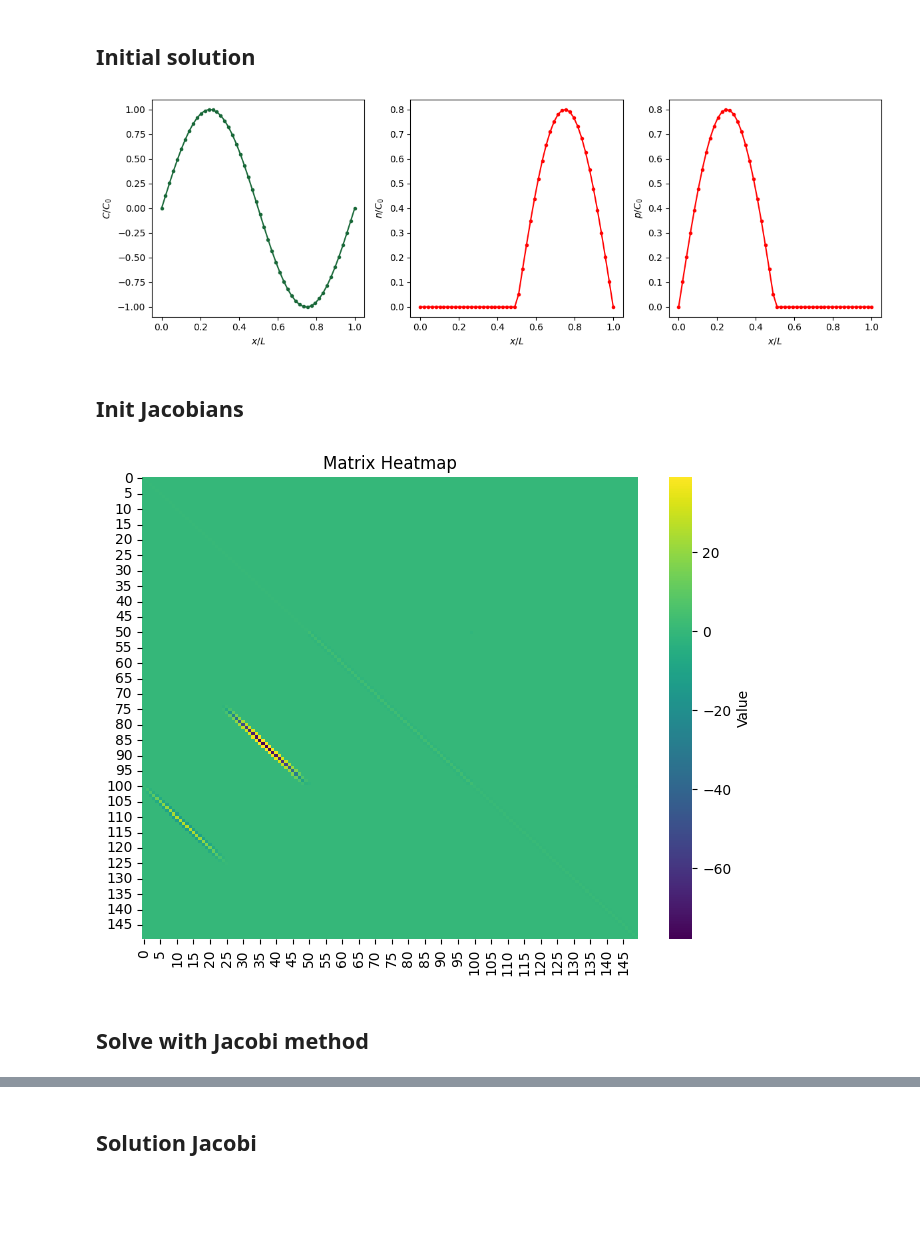
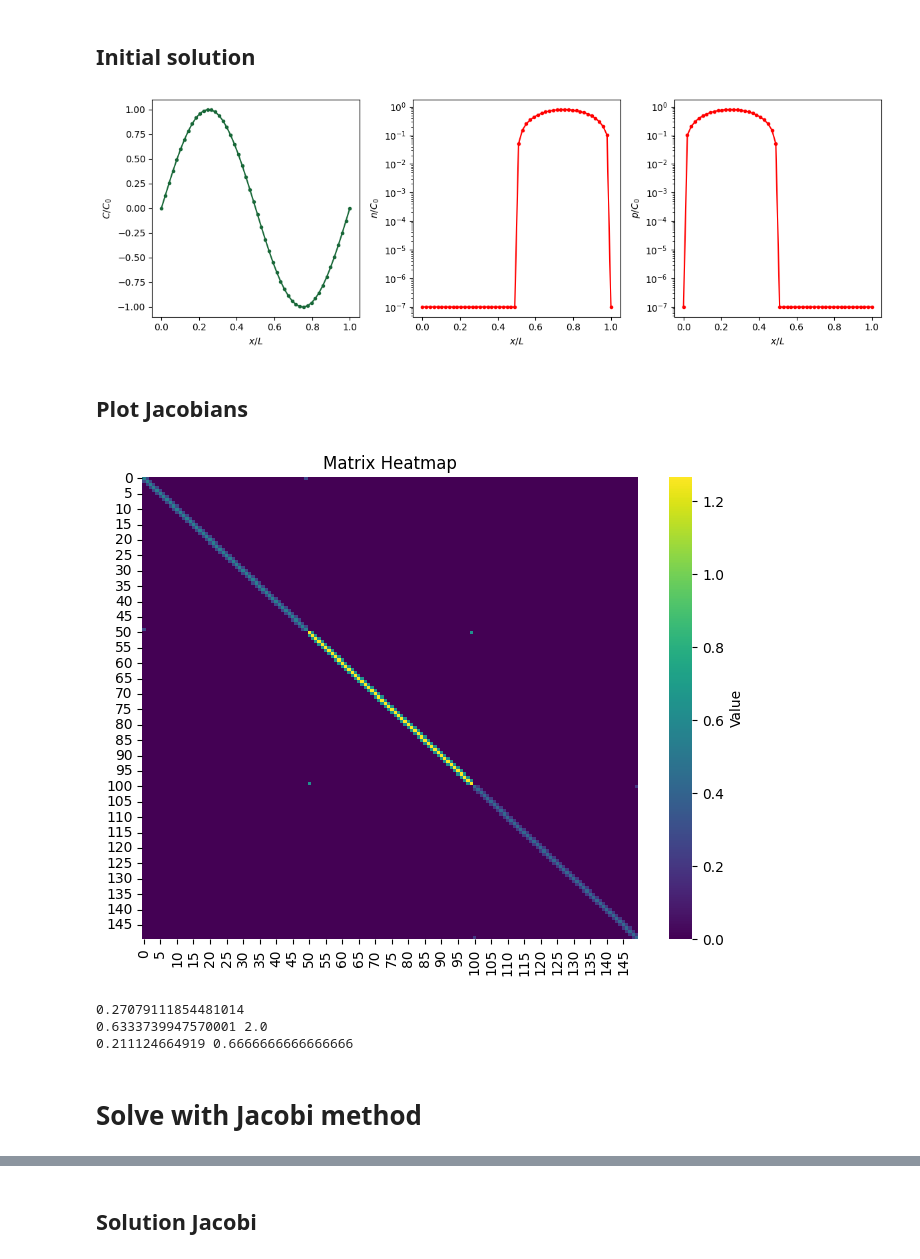
Before and after one commit to marc-flex/charge_notebooks, a Jupyter notebook: 1D_numerics_comparison.ipynb, the cells around one changed output, grey strips where cells are left out. Saved outputs shown, nothing was run; the diff lists cells and outputs as text; code cells hidden in the pictures; blank space fills up the shorter version.

```diff
--- a/1D_numerics_comparison.ipynb
+++ b/1D_numerics_comparison.ipynb
@@ -19,12 +17,12 @@ T0 = 300 # K
 vt0 = td.K_B * T0 # V
 mu0 = 1500 * 1e8 # um2/(Vs)
 Er = 5 # relative permittivity
-Vmax = 1 # V
+Vmax = 2 # V
 t0 = L*L/Vmax/mu0 # seconds
 
 mu_n = 1500 * 1e8 / mu0
 mu_p = 500 * 1e8 / mu0
-tau_n = tau_p = 1e-10 / t0
+tau_n = tau_p = 1e-8 / t0
 Eg = 1.12 / Vmax # non-dimenal energy bandgap
 
 ni = 1e10 * 1e-12 / C0
@@ -269,18 +315,26 @@ def compute_source_jacobian_ad(Js, U):
 # %%
 U = np.zeros(3*N)
 
-def init_solution(U):
+def init_solution(U, is_log = False):
     U.fill(0)
     for i in range(N):
         c = np.sin(2*np.pi*dx*i)
 
-        U[N + i] = ni
-        U[2*N + i] = ni
+        log_ni = ni
+        if is_log:
+            log_ni = np.log(ni)
+
+        U[N + i] = log_ni
+        U[2*N + i] = log_ni
 
         if c > 0:
             U[2*N + i] = ni + 0.8*c
+            if is_log:
+                U[2*N + i] = np.log(ni + 0.8*c)
         elif c < 0:
             U[N + i] = ni - 0.8 * c
+            if is_log:
+                U[N + i] = np.log(ni - 0.8 * c)
     return U
 
 U = init_solution(U)
@@ -290,10 +344,10 @@ _, ax = plt.subplots(1, 3, figsize=(12, 4))
 ax[0].plot(np.linspace(0, 1, N), np.sin(2*np.pi*np.linspace(0, 1, N)), '.-')
 ax[0].set_ylabel("$C/C_0$")
 
-ax[1].plot(np.linspace(0, 1, N), U[N:2*N], 'r.-')
+ax[1].semilogy(np.linspace(0, 1, N), U[N:2*N], 'r.-')
 ax[1].set_ylabel("$n/C_0$")
 
-ax[2].plot(np.linspace(0, 1, N), U[2*N:3*N], 'r.-')
+ax[2].semilogy(np.linspace(0, 1, N), U[2*N:3*N], 'r.-')
 ax[2].set_ylabel("$p/C_0$")
 
 for i in range(3):
@@ -301,29 +355,43 @@ for i in range(3):
 plt.tight_layout()
 plt.show()
 # %% [output]
-[figure, old version]
+[figure, new version]
 # %% [markdown]
-## Init Jacobians
+## Plot Jacobians
 # %%
 J = np.zeros([3*N,3*N])
 J = compute_jacobian(J, U, T)
 
-Jad = np.zeros([3*N,3*N])
-Jad = compute_jacobian_ad(Jad, U, T)
+# Jad = np.zeros([3*N,3*N])
+# Jad = compute_jacobian_ad(Jad, U, T)
 
-diff_jac = np.abs(J - Jad)
+# diff_jac = np.abs(J - Jad)
 
 Js = np.zeros([3*N,3*N])
 Js = compute_source_jacobian(Js, U)
 
 # Plot heatmap
 plt.figure(figsize=(8, 6))
 # sns.heatmap(np.abs(J), annot=False, cmap='viridis', cbar_kws={'label': 'Value'}, vmin=0, vmax=100)
-# sns.heatmap(np.abs(J), annot=False, cmap='viridis', cbar_kws={'label': 'Value'}, vmin=0)
-sns.heatmap(Jad, annot=False, cmap='viridis', cbar_kws={'label': 'Value'})
+sns.heatmap(np.abs(J), annot=False, cmap='viridis', cbar_kws={'label': 'Value'}, vmin=0)
+# sns.heatmap(Jad, annot=False, cmap='viridis', cbar_kws={'label': 'Value'})
 plt.title("Matrix Heatmap")
 plt.show()
 # %% [output]
-[figure, old version]
+[figure, new version]
+# %%
+# estimate jacobian terms
+# psi
+print(eps0*Er/dx)
+
+# n
+print(mu_n*T[0]*vt0_bar/dx, mu_n*Vmax/L)
+
+# p
+print(mu_p*T[0]*vt0_bar/dx, mu_p*Vmax/L)
+# %% [output]
+0.27079111854481014
+0.6333739947570001 2.0
+0.211124664919 0.6666666666666666
 # %%
 # visualize solution
@@ -350,7 +423,7 @@ def plot_solution(U, T):
     plt.tight_layout()
     plt.show()
 # %% [markdown]
-## Solve with Jacobi method
+# Solve with Jacobi method
 # %%
 def calc_rhs(S, J, U):
     return S - np.dot(J, U)
```
Also changed, not shown: parts of 24 cells of this notebook.
